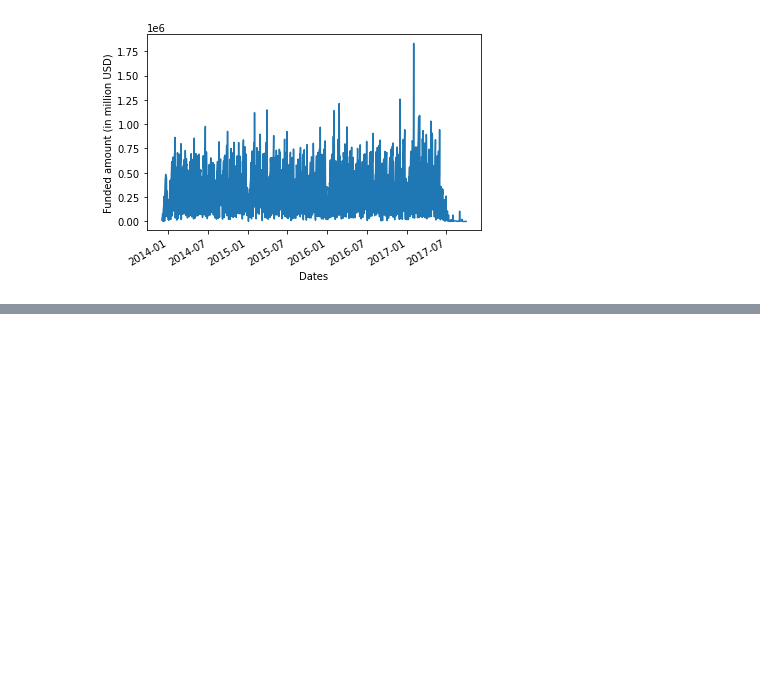
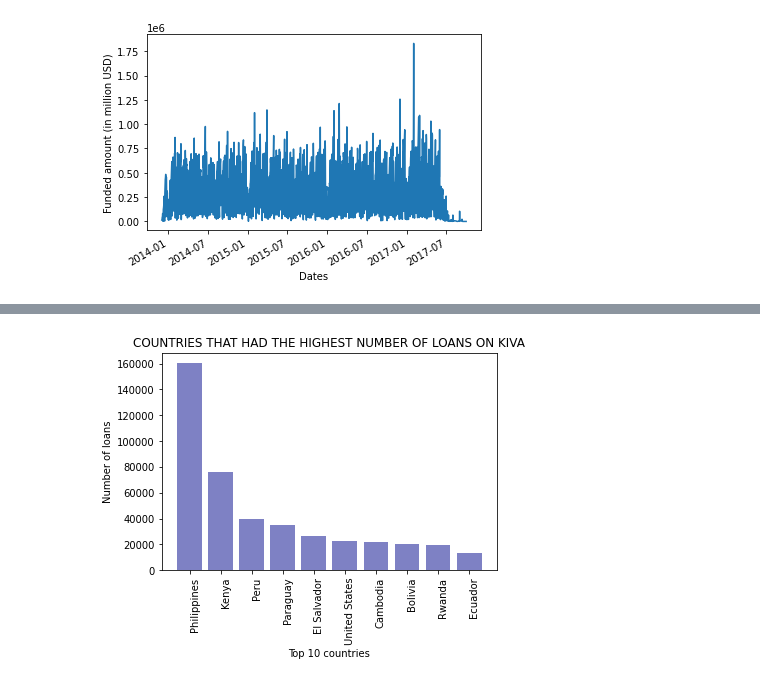
Before and after one commit to CeeThinwa/knowledge-hub, a Jupyter notebook: _sources/kiva.ipynb, the cells around one changed output, grey strips where cells are left out. Saved outputs shown, nothing was run; the diff lists cells and outputs as text; code cells hidden in the pictures; blank space fills up the shorter version.

```diff
--- a/_sources/kiva.ipynb
+++ b/_sources/kiva.ipynb
@@ -286,0 +340,26 @@ plt.show()
+# %%
+# create a pivot-table
+loans_per_country = pd.pivot_table(loan_data, values='id', index=['country'], aggfunc='count')
+
+# sort the results in descending order
+loans_per_country = loans_per_country.sort_values(by=['id'], ascending=False)
+
+# rename the aggregated column to an appropiate label
+loans_per_country.columns = ['number_of_loans']
+
+# make some index entries into columns
+loans_per_country = loans_per_country.reset_index(level=['country'])
+
+# and display top 10 results
+loans_per_country.head(10)
+
+# and display top 10 results
+fig, ax = plt.subplots()
+ax.bar(loans_per_country.iloc[0:10,0],loans_per_country.iloc[0:10,1],color='#7e81c4')
+plt.ylabel('Number of loans')
+ax.set_xticklabels(labels=tab2.iloc[0:10,0], rotation = (90), fontsize = 10, va='top', ha='left')
+plt.xlabel('Top 10 countries')
+plt.title('COUNTRIES THAT HAD THE HIGHEST NUMBER OF LOANS ON KIVA')
+plt.show()
+# %% [output]
+[figure, added]
```
Also changed, not shown: parts of 6 cells of this notebook, 8 other files.
